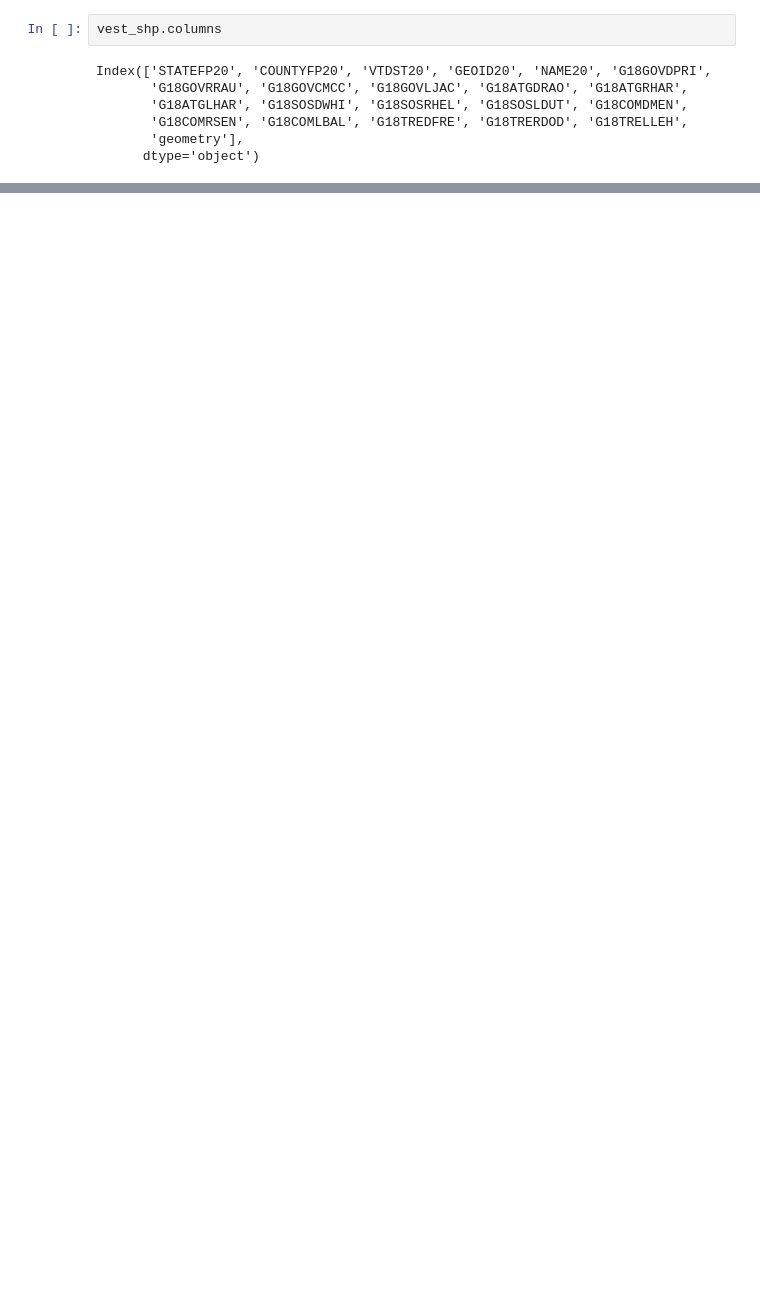
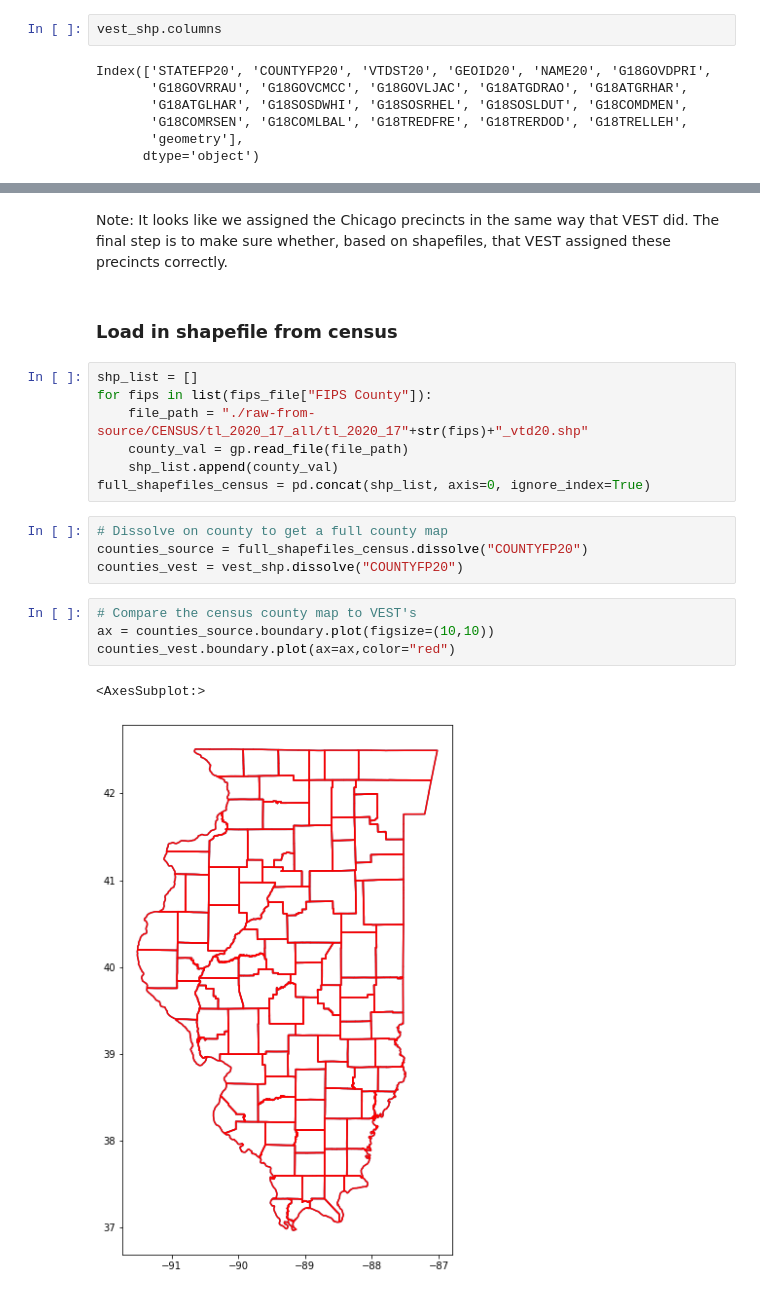
Before and after one commit to nonpartisan-redistricting-datahub/pdv-il, a Jupyter notebook: vest-il-2018/vest-il-2018-validation.ipynb, the cells around one changed output, grey strips where cells are left out. Drawn from its saved outputs; the diff is of its cells as text; blank space fills up the shorter version.

```diff
--- a/vest-il-2018/vest-il-2018-validation.ipynb
+++ b/vest-il-2018/vest-il-2018-validation.ipynb
@@ -327,0 +463,22 @@ All other races are equal
+# %% [markdown]
+Note: It looks like we assigned the Chicago precincts in the same way that VEST did. The final step is to make sure whether, based on shapefiles, that VEST assigned these precincts correctly.
+# %% [markdown]
+### Load in shapefile from census
+# %%
+shp_list = []
+for fips in list(fips_file["FIPS County"]):
+    file_path = "./raw-from-source/CENSUS/tl_2020_17_all/tl_2020_17"+str(fips)+"_vtd20.shp"
+    county_val = gp.read_file(file_path)
+    shp_list.append(county_val)
+full_shapefiles_census = pd.concat(shp_list, axis=0, ignore_index=True)
+# %%
+# Dissolve on county to get a full county map
+counties_source = full_shapefiles_census.dissolve("COUNTYFP20")
+counties_vest = vest_shp.dissolve("COUNTYFP20")
+# %%
+# Compare the census county map to VEST's
+ax = counties_source.boundary.plot(figsize=(10,10))
+counties_vest.boundary.plot(ax=ax,color="red")
+# %% [output]
+<AxesSubplot:>
+[figure, added]
```
Also changed, not shown: parts of 20 cells of this notebook.
